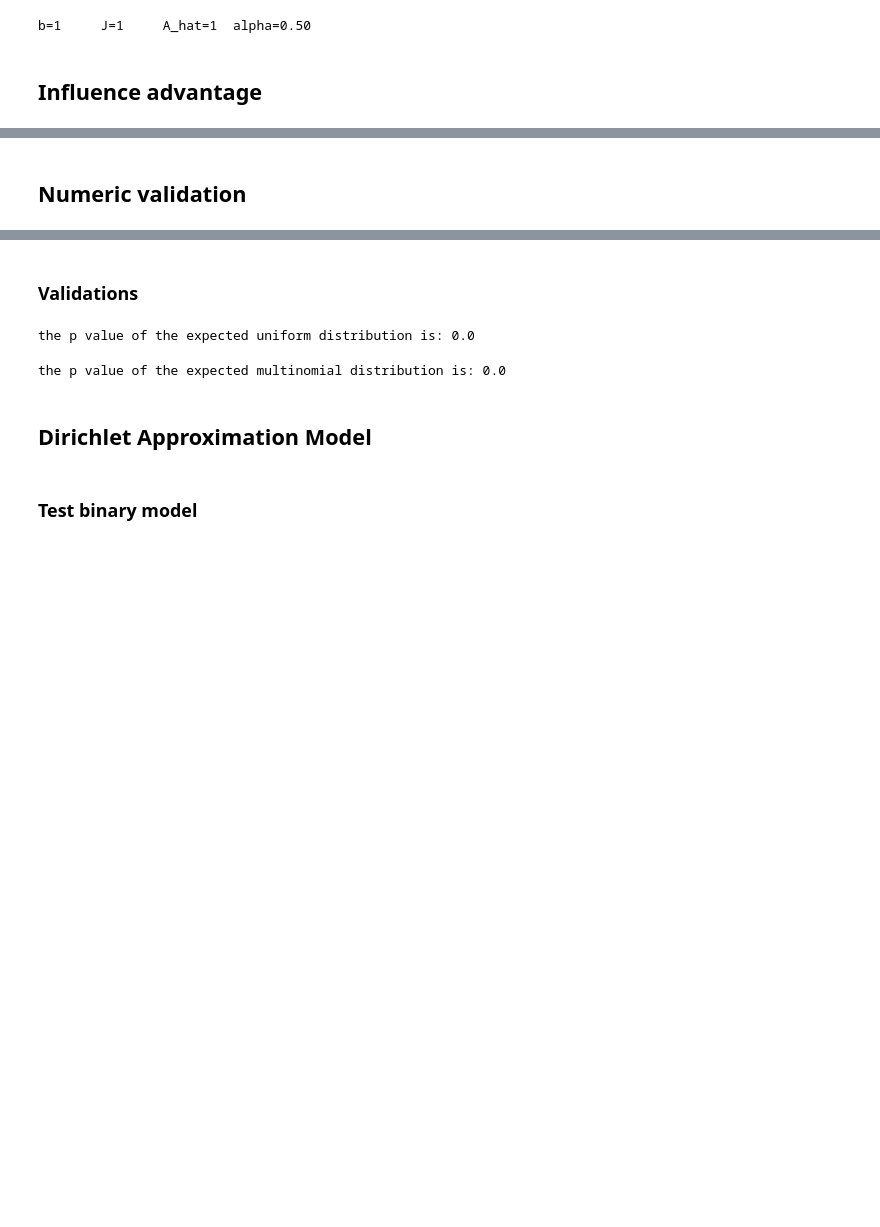
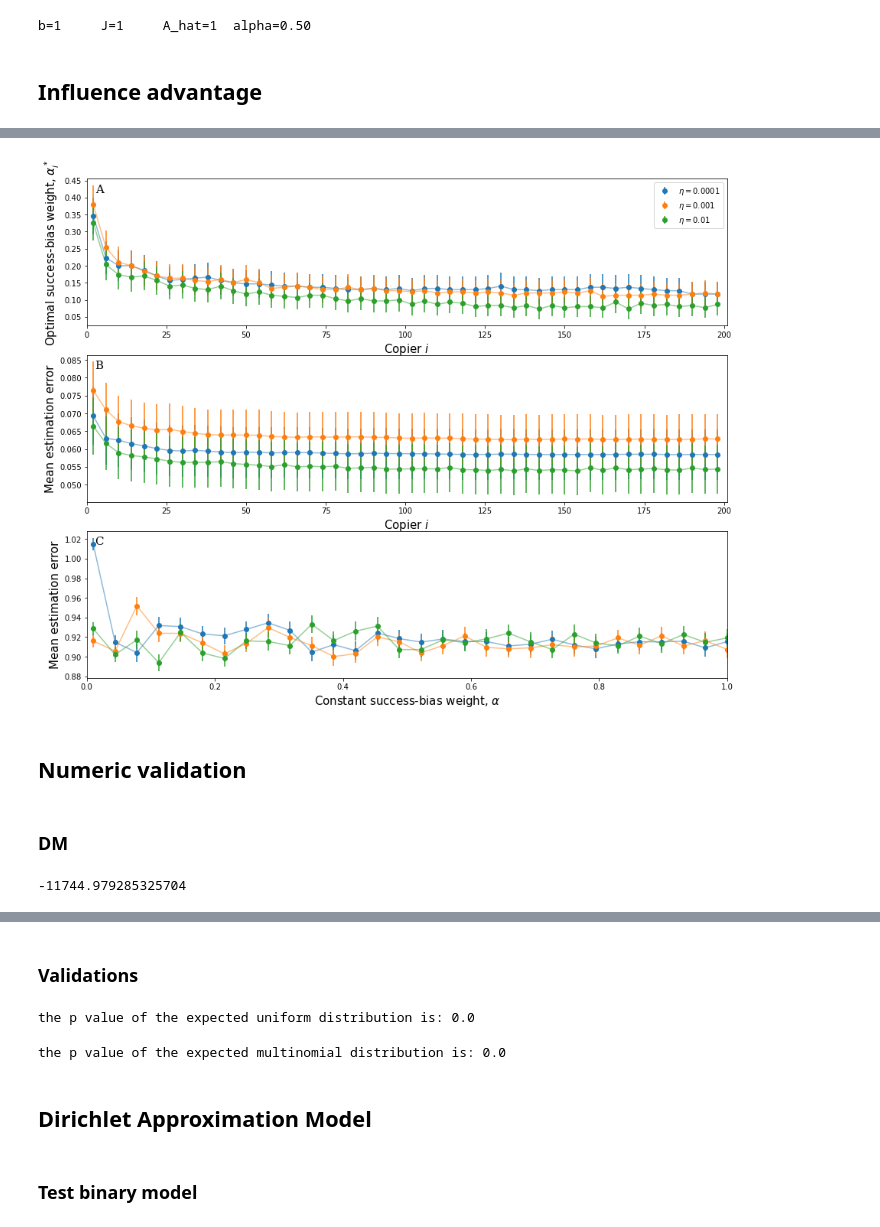
Before and after one commit to yoavram-lab/PrestigeBias, a Jupyter notebook: notebooks/Influence_model.ipynb, the cells around one changed output, grey strips where cells are left out. Saved outputs shown, nothing was run; the diff lists cells and outputs as text; code cells hidden in the pictures; blank space fills up the shorter version.

```diff
--- a/notebooks/Influence_model.ipynb
+++ b/notebooks/Influence_model.ipynb
@@ -125,3 +141,59 @@ plt.savefig('../figures/choose_alpha_100.pdf')
+# %%
+avg_outs = []
+errs = []
+for α in np.linspace(0.01,1,num=30):
+    results = [np.array([choose_influence(A_,η,α) for _ in range(300)]) for η in [0.0001,0.001,0.01]]
+    avg_out = [result[:,1].mean(axis=0).mean() for result in results]
+    err = [continous_err(result[:,1].mean(axis=0)) for result in results]
+    avg_outs.append(avg_out)
+    errs.append(err)
+# %%
+fig, axs = plt.subplot_mosaic([['a'],['b'],['c']],figsize=[15,12])
+listify = lambda x,i: [y[i] for y in x]
+
+axs['a'].set_xlabel(r'Copier $i$',fontsize=15)
+axs['a'].set_ylabel(r'Optimal success-bias weight, $\alpha^*_i$',fontsize=15)
+axs['a'].errorbar(range(2, len(alphas[0])+1)[::4], alphas[0][1::4],yerr=α_errs[0][1::4],fmt='o',label=r'$\eta=0.0001$',color='#1f77b4')
+axs['a'].plot(range(2, len(alphas[0])+1)[::4],alphas[0][1::4],alpha=0.5,color='#1f77b4')
+axs['a'].errorbar(range(2, len(alphas[1])+1)[::4], alphas[1][1::4],yerr=α_errs[1][1::4],fmt='o',label=r'$\eta=0.001$',color='#ff7f0e')
+axs['a'].plot(range(2, len(alphas[1])+1)[::4],alphas[1][1::4],alpha=0.5,color='#ff7f0e')
+axs['a'].errorbar(range(2, len(alphas[2])+1)[::4], alphas[2][1::4],yerr=α_errs[2][1::4],fmt='o',label=r'$\eta=0.01$',color='#2ca02c')
+axs['a'].plot(range(2, len(alphas[2])+1)[::4],alphas[2][1::4],alpha=0.5,color='#2ca02c')
+axs['a'].set_xlim(0, A_.size+1)
+axs['a'].legend()
+
+axs['b'].set_xlabel(r'Copier $i$',fontsize=15)
+axs['b'].set_ylabel('Mean estimation error',fontsize=15)
+axs['b'].errorbar(range(2, len(outs[0])+1)[::4],outs[0][1::4],yerr=outs_errs[0][1::4],fmt='o',label=r'$\eta=0.0001$',color='#1f77b4');
+axs['b'].plot(range(2, len(outs[0])+1)[::4],outs[0][1::4],alpha=0.5,color='#1f77b4')
+axs['b'].errorbar(range(2, len(outs[1])+1)[::4],outs[1][1::4],yerr=outs_errs[1][1::4],fmt='o',label=r'$\eta=0.001$',color='#ff7f0e');
+axs['b'].plot(range(2, len(outs[1])+1)[::4],outs[1][1::4],alpha=0.5,color='#ff7f0e')
+axs['b'].errorbar(range(2, len(outs[2])+1)[::4],outs[2][1::4],yerr=outs_errs[2][1::4],fmt='o',label=r'$\eta=0.01$',color='#2ca02c');
+axs['b'].plot(range(2, len(outs[2])+1)[::4],outs[2][1::4],alpha=0.5,color='#2ca02c')
+axs['b'].set_xlim(0, A_.size+1)
+
+axs['c'].errorbar(np.linspace(0.01,1,num=30),listify(avg_outs,0),yerr=listify(errs,1),fmt='o',color='#1f77b4')
+axs['c'].plot(np.linspace(0.01,1,num=30),listify(avg_outs,0),alpha=0.5,color='#1f77b4')
+axs['c'].errorbar(np.linspace(0.01,1,num=30),listify(avg_outs,1),yerr=listify(errs,1),fmt='o',color='#ff7f0e')
+axs['c'].plot(np.linspace(0.01,1,num=30),listify(avg_outs,1),alpha=0.5,color='#ff7f0e')
+axs['c'].errorbar(np.linspace(0.01,1,num=30),listify(avg_outs,2),yerr=listify(errs,1),fmt='o',color='#2ca02c')
+axs['c'].plot(np.linspace(0.01,1,num=30),listify(avg_outs,2),alpha=0.5,color='#2ca02c')
+axs['c'].set_xlabel(r'Constant success-bias weight, $\alpha$',fontsize=15)
+axs['c'].set_ylabel('Mean estimation error',fontsize=15)
+axs['c'].set_xlim(0, 1)
+
+for label, ax in axs.items():
+        # label physical distance in and down:
+        trans = mtransforms.ScaledTranslation(10/72, -5/72, fig.dpi_scale_trans)
+        ax.text(0.001, 0.99, label.upper(), transform=ax.transAxes + trans,
+            fontsize=15, verticalalignment='top', fontfamily='serif',
+            bbox=dict(facecolor='none', edgecolor='none'))
+
+
+
+plt.savefig('figures/choose_bias.pdf');
+# %% [output]
+[figure, added]
 # %% [markdown]
 ## Numeric validation
 # %%
@@ -171,0 +262,2 @@ def chi_squared_p_val(o,e):
+# %% [markdown]
+### DM
@@ -171,0 +291,4 @@ def chi_squared_p_val(o,e):
+# %%
+loglik(prestige, np.array(DMs))
+# %% [output]
+-11744.979285325704
```
Also changed, not shown: parts of 49 cells of this notebook.
